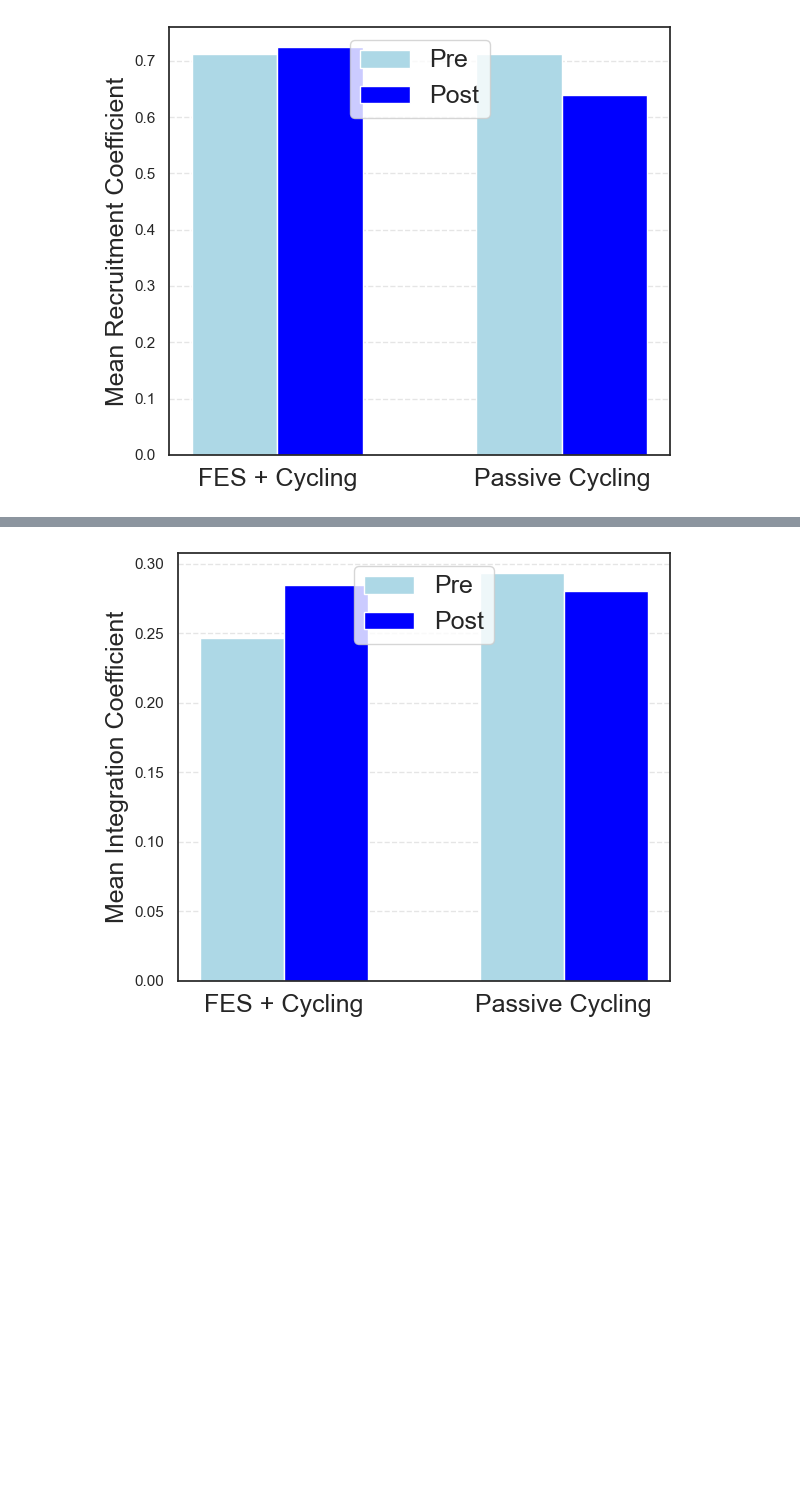
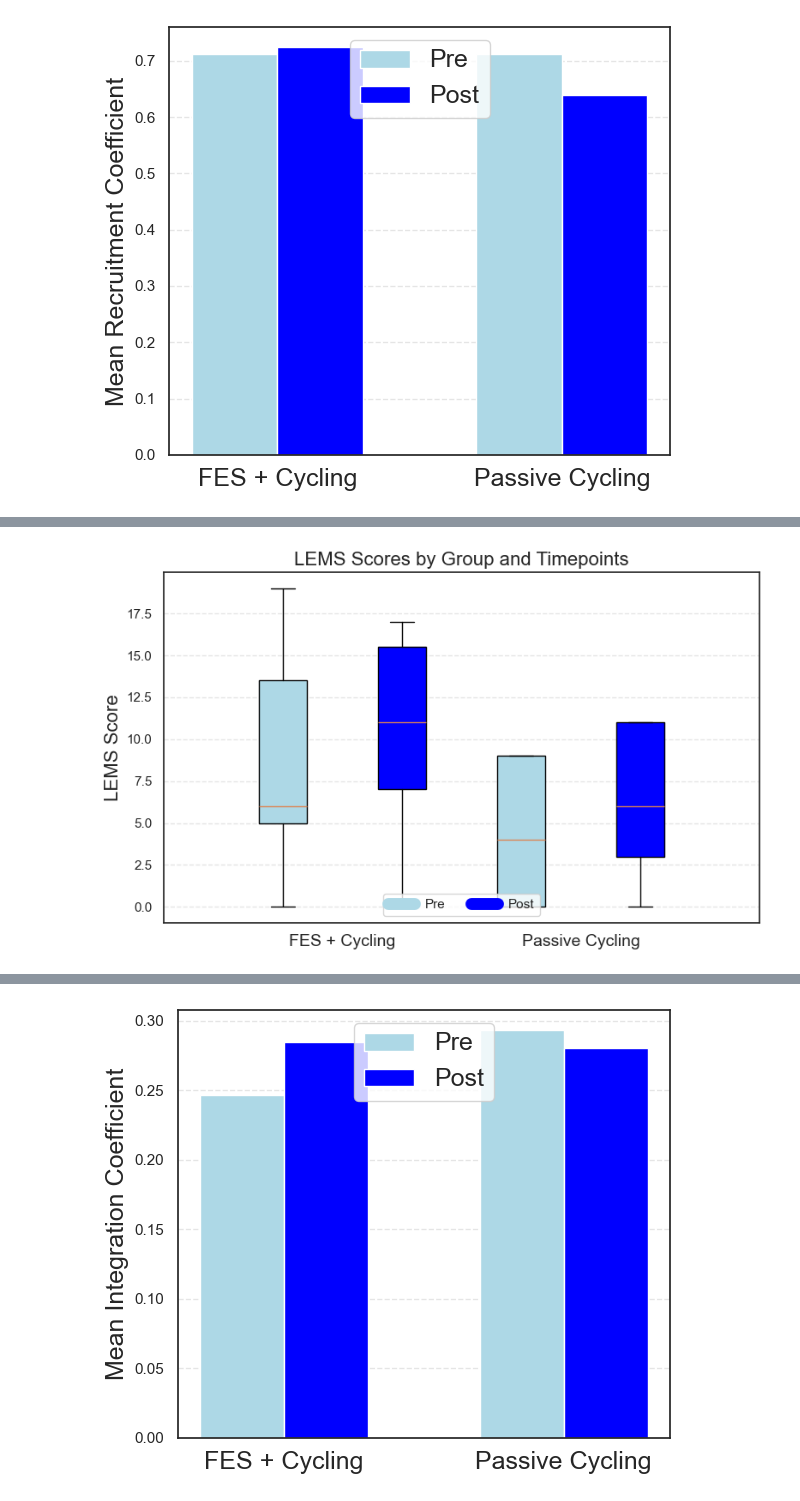
Before and after one commit to ismailukman/scifes, a Jupyter notebook: SCIFES_SMN_Stats.ipynb, the cells around one changed output, grey strips where cells are left out. Saved outputs shown, nothing was run; the diff lists cells and outputs as text; code cells hidden in the pictures; blank space fills up the shorter version.

```diff
--- a/SCIFES_SMN_Stats.ipynb
+++ b/SCIFES_SMN_Stats.ipynb
@@ -1493,0 +1310,77 @@ plt.show()
+# %%
+import numpy as np
+import matplotlib.pyplot as plt
+
+# Data
+cfes_pre_lems  = np.array([5, 8, 19, 43, 0, 6, 5])
+cfes_post_lems = np.array([8, 11, 17, 45, 0, 14, 6])
+c_pre_lems     = np.array([0, 39, 4, 9, 0])
+c_post_lems    = np.array([0, 37, 6, 11, 3])
+
+# Organized data dictionary
+data = {
+    'FES + Cycling': {
+        'Pre': cfes_pre_lems,
+        'Post': cfes_post_lems
+    },
+    'Passive Cycling': {
+        'Pre': c_pre_lems,
+        'Post': c_post_lems
+    }
+}
+
+# Prepare data for boxplot
+box_data = []
+group_labels = []
+colors = []
+positions = []
+
+group_names = list(data.keys())
+offsets = [0, 1]  # positions for FES + Cycling and Passive Cycling
+width = 0.25
+
+for i, group in enumerate(group_names):
+    pre_data = data[group]['Pre']
+    post_data = data[group]['Post']
+
+    # Append data
+    box_data.append(pre_data)
+    box_data.append(post_data)
+    group_labels.extend([f'{group}\nPre', f'{group}\nPost'])
+    colors.extend(['lightblue', 'blue'])
+    positions.extend([offsets[i] - width, offsets[i] + width])
+
+# Create boxplot
+fig, ax = plt.subplots(figsize=(8, 5))
+box = ax.boxplot(box_data, positions=positions, patch_artist=True, widths=0.2, showfliers=False)
+
+# Apply color
+for patch, color in zip(box['boxes'], colors):
+    patch.set_facecolor(color)
+
+# Add mean + std errorbars
+for pos, vals in zip(positions, box_data):
+    mean = np.mean(vals)
+    std = np.std(vals)
+    ax.errorbar(pos, mean, yerr=std, fmt='o', color='black', capsize=5)
+
+# Aesthetics
+ax.set_ylabel('LEMS Score', fontsize=16)
+ax.set_xticks(offsets)
+ax.set_xticklabels(group_names, fontsize=14)
+ax.set_title('LEMS Scores by Group and Timepoints', fontsize=16)
+ax.grid(axis='y', linestyle='--', alpha=0.5)
+
+# Legend
+legend_elements = [
+    plt.Line2D([0], [0], color='lightblue', lw=10, label='Pre'),
+    plt.Line2D([0], [0], color='blue', lw=10, label='Post'),
+]
+ax.legend(handles=legend_elements, loc='lower center', ncol=2)
+
+# Final touches
+plt.tight_layout()
+plt.savefig('/Users/ismaila/Desktop/lems_boxplot_with_std.png', dpi=300)
+plt.show()
+# %% [output]
+[figure, added]
```
Also changed, not shown: parts of 69 cells of this notebook.
